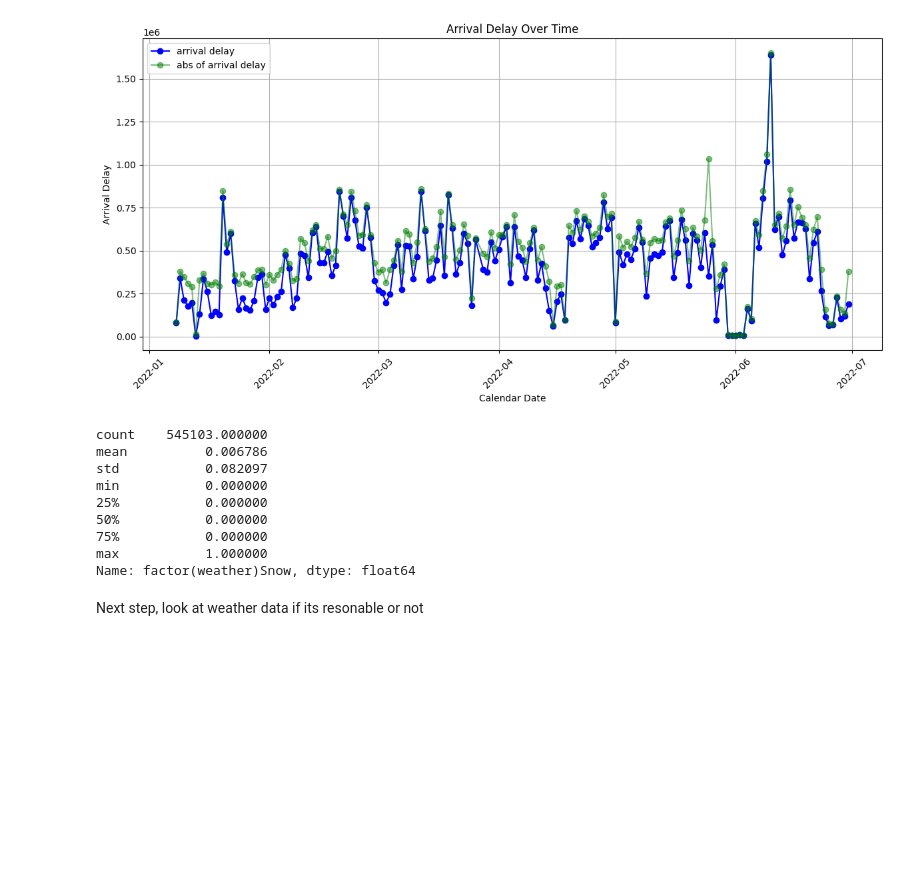
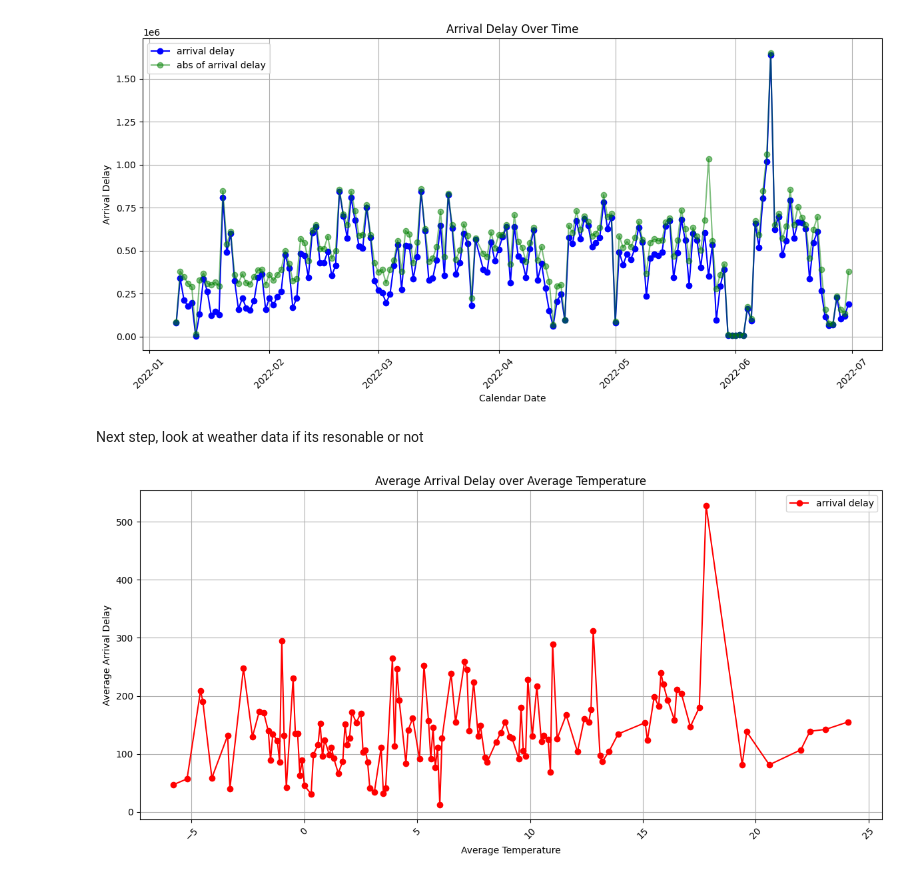
Before and after one commit to Fmazin/AI_Project, a Jupyter notebook: code/main_project_flow.ipynb, the cells around one changed output. Saved outputs shown, nothing was run; the diff lists cells and outputs as text; code cells hidden in the pictures; blank space fills up the shorter version.

```diff
--- a/code/main_project_flow.ipynb
+++ b/code/main_project_flow.ipynb
@@ -115,6 +115,8 @@ Note to self: 594 rows in the first day, which corresponds to 22 trips in a day,
 
 June 30th and May 25th have some strange busses which have -1 hour or -30 minutes delay
 # %%
+df['arrival_delay_abs'] = df['arrival_delay'].abs()
+
 Calendar_date_delay = df.groupby('Calendar_date')['arrival_delay'].sum()
 Calendar_date_delay_abs = df.groupby('Calendar_date')['arrival_delay_abs'].sum()
 
@@ -152,17 +154,24 @@ plt.tight_layout()  # Ensure labels are not cut off
 plt.show()
 # %% [output]
 [figure]
-# %%
-df['factor(weather)Snow'].describe()
-# %% [output]
-count    545103.000000
-mean          0.006786
-std           0.082097
-min           0.000000
-25%           0.000000
-50%           0.000000
-75%           0.000000
-max           1.000000
-Name: factor(weather)Snow, dtype: float64
 # %% [markdown]
 Next step, look at weather data if its resonable or not
+# %%
+Temp_delay = df.groupby('temp')['arrival_delay'].mean()
+
+
+# Create the plot
+plt.figure(figsize=(12, 6))
+plt.plot(Temp_delay.index, Temp_delay, marker='o', linestyle='-', color='r', label ='arrival delay')
+
+plt.legend()
+
+plt.title('Average Arrival Delay over Average Temperature')
+plt.xlabel('Average Temperature')
+plt.ylabel('Average Arrival Delay')
+plt.grid(True)
+plt.xticks(rotation=45)  # Rotate x-a*xis labels for readability
+plt.tight_layout()  # Ensure labels are not cut off
+plt.show()
+# %% [output]
+[figure, added]
```
Also changed, not shown: parts of 4 cells of this notebook.
